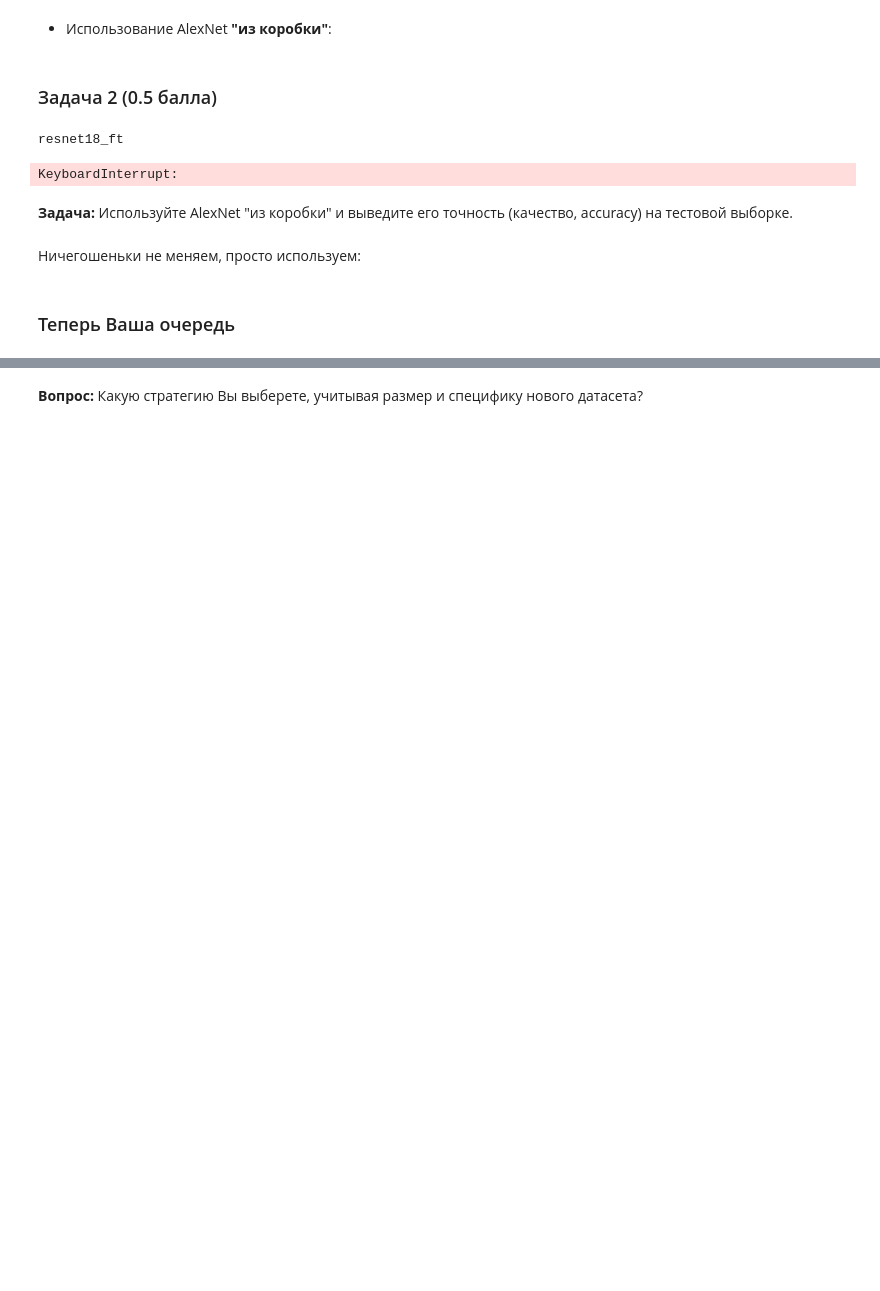
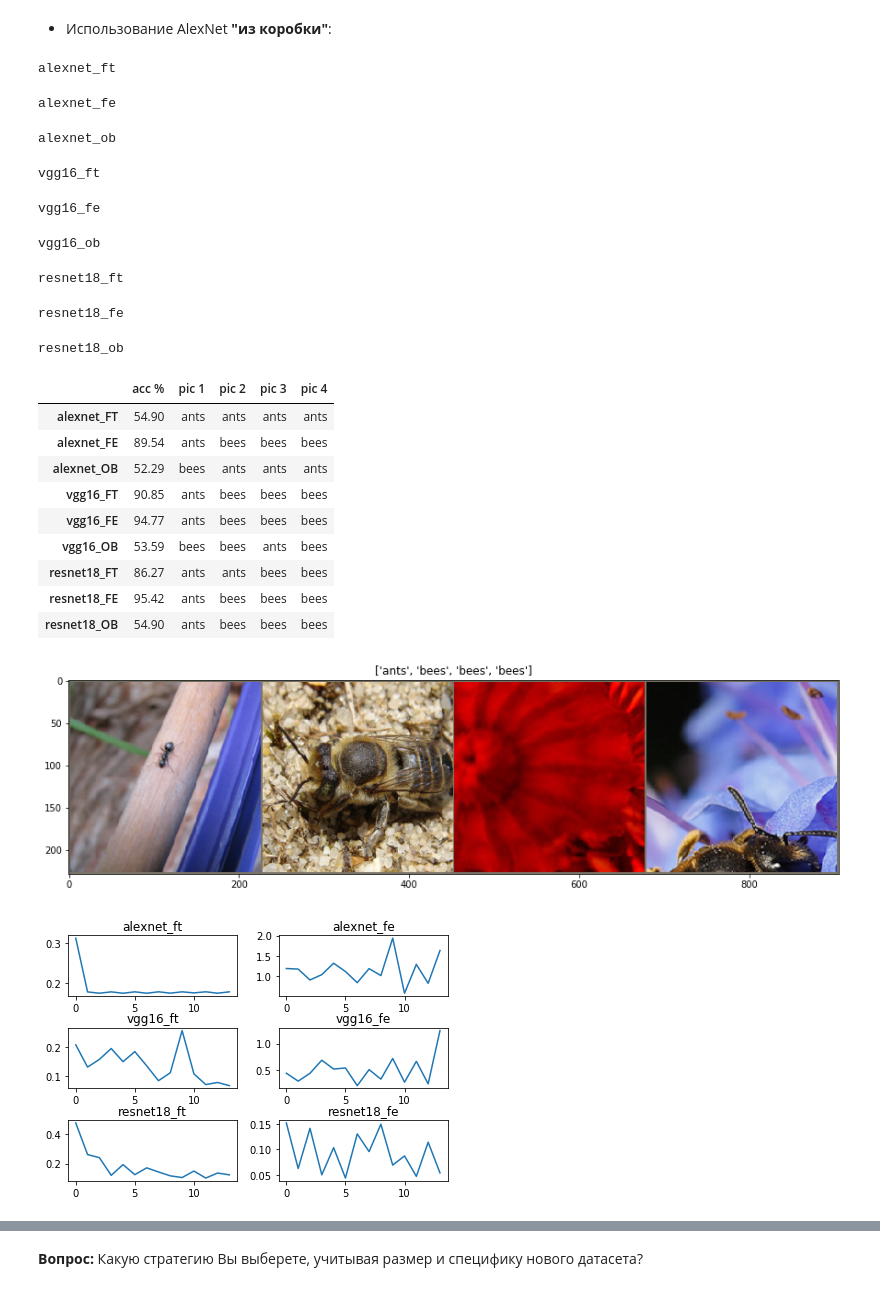
Before and after one commit to dotapetro/MLStuff, a Jupyter notebook: [hw7_2]transfer_learning.ipynb, the cells around one changed output, grey strips where cells are left out. Drawn from its saved outputs; the diff is of its cells as text; code cells hidden in the pictures; blank space fills up the shorter version.

```diff
--- a/[hw7_2]transfer_learning.ipynb
+++ b/[hw7_2]transfer_learning.ipynb
@@ -156,8 +157,8 @@ dataloaders = {x: torch.utils.data.DataLoader(image_datasets[x], batch_size=4,
 dataset_sizes = {x: len(image_datasets[x]) for x in ['train', 'val']}
 class_names = image_datasets['train'].classes
 
-#use_gpu = torch.cuda.is_available()
-use_gpu = False
+use_gpu = torch.cuda.is_available()
+#use_gpu = False
 # %% [markdown]
 Размеры обучающей и валидационной выборок:
 # %%
@@ -427,27 +408,2 @@ True
 # %% [markdown]
 Сделаем так, чтобы на них *не распространялся backpropagation* (заморозим их), и подменим классификатор (ведь старый уже с весами для ImageNet'а).
-# %%
-# замораживаем параметры (веса)
-for param in model_extractor.parameters():
-    param.requires_grad = False
-
-# num_features -- это размерность вектора фич, поступающего на вход FC-слою
-num_features = 9216
-# Заменяем Fully-Connected слой на наш линейный классификатор
-model_extractor.classifier = nn.Linear(num_features, 2)
-
-# Использовать ли GPU
-if use_gpu:
-    model_extractor = model_extractor.cuda()
-
-# В качестве cost function используем кросс-энтропию
-criterion = nn.CrossEntropyLoss()
-
-# Обучаем только классификатор
-optimizer = optim.SGD(model_extractor.classifier.parameters(), lr=0.001, momentum=0.9)
-
-# Умножает learning_rate на 0.1 каждые 7 эпох (это одна из эвристик, не было на лекциях)
-exp_lr_scheduler = lr_scheduler.StepLR(optimizer, step_size=7, gamma=0.1)
-# %%
-%%time
-model_extractor = train_model(model_extractor, criterion, optimizer, exp_lr_scheduler, num_epochs=25)
@@ -484,4 +418,2 @@ RuntimeError: cuda runtime error (77) : an illegal memory access was encountered
 # %% [markdown]
 * Использование AlexNet **"из коробки"**:
-# %% [markdown]
-### Задача 2 (0.5 балла)
@@ -627,12 +768,26 @@ def log_multiple(models):
 # %%
-model = models.alexnet
-model_list = [(models.alexnet, 'alexnet'), (models.vgg16, 'vgg16'),
-          (models.inception_v3, 'inceptionV3'), (models.resnet18, 'resnet18')]
-print(build_log(models.resnet18, 'resnet18'))
+model_list = [(models.alexnet, 'alexnet'), (models.vgg16, 'vgg16'), (models.resnet18, 'resnet18')]
+#model_list = [(models.alexnet, 'alexnet')]
+log_multiple(model_list)
 # %% [output]
-resnet18_ft
+alexnet_ft
-KeyboardInterrupt:
+alexnet_fe
+alexnet_ob
+vgg16_ft
+vgg16_fe
+vgg16_ob
+resnet18_ft
+resnet18_fe
+resnet18_ob
+|  | acc % | pic 1 | pic 2 | pic 3 | pic 4 |
+| alexnet_FT | 54.90 | ants | ants | ants | ants |
+| alexnet_FE | 89.54 | ants | bees | bees | bees |
+| alexnet_OB | 52.29 | bees | ants | ants | ants |
+| vgg16_FT | 90.85 | ants | bees | bees | bees |
+| vgg16_FE | 94.77 | ants | bees | bees | bees |
+| vgg16_OB | 53.59 | bees | bees | ants | bees |
+| resnet18_FT | 86.27 | ants | ants | bees | bees |
+| resnet18_FE | 95.42 | ants | bees | bees | bees |
+| resnet18_OB | 54.90 | ants | bees | bees | bees |
+[figure, added]
+[figure, added]
-# %% [markdown]
-**Задача:** Используйте AlexNet "из коробки" и выведите его точность (качество, accuracy) на тестовой выборке.
-# %% [markdown]
-Ничегошеньки не меняем, просто используем:
@@ -643,2 +793,0 @@ eval_acc(model_out_of_box)
-# %% [markdown]
-### Теперь Ваша очередь
```
Also changed, not shown: parts of 19 cells of this notebook.
